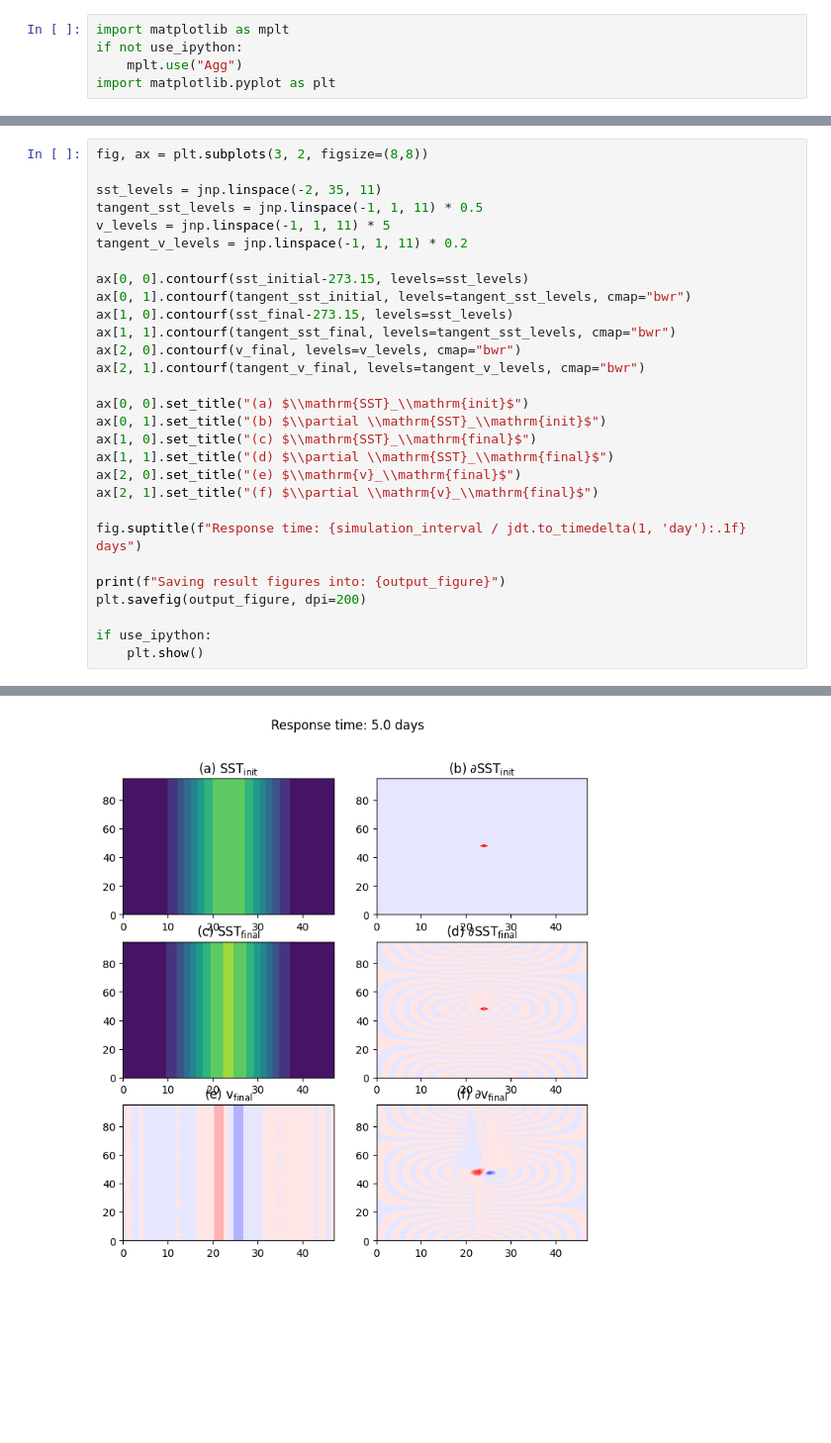
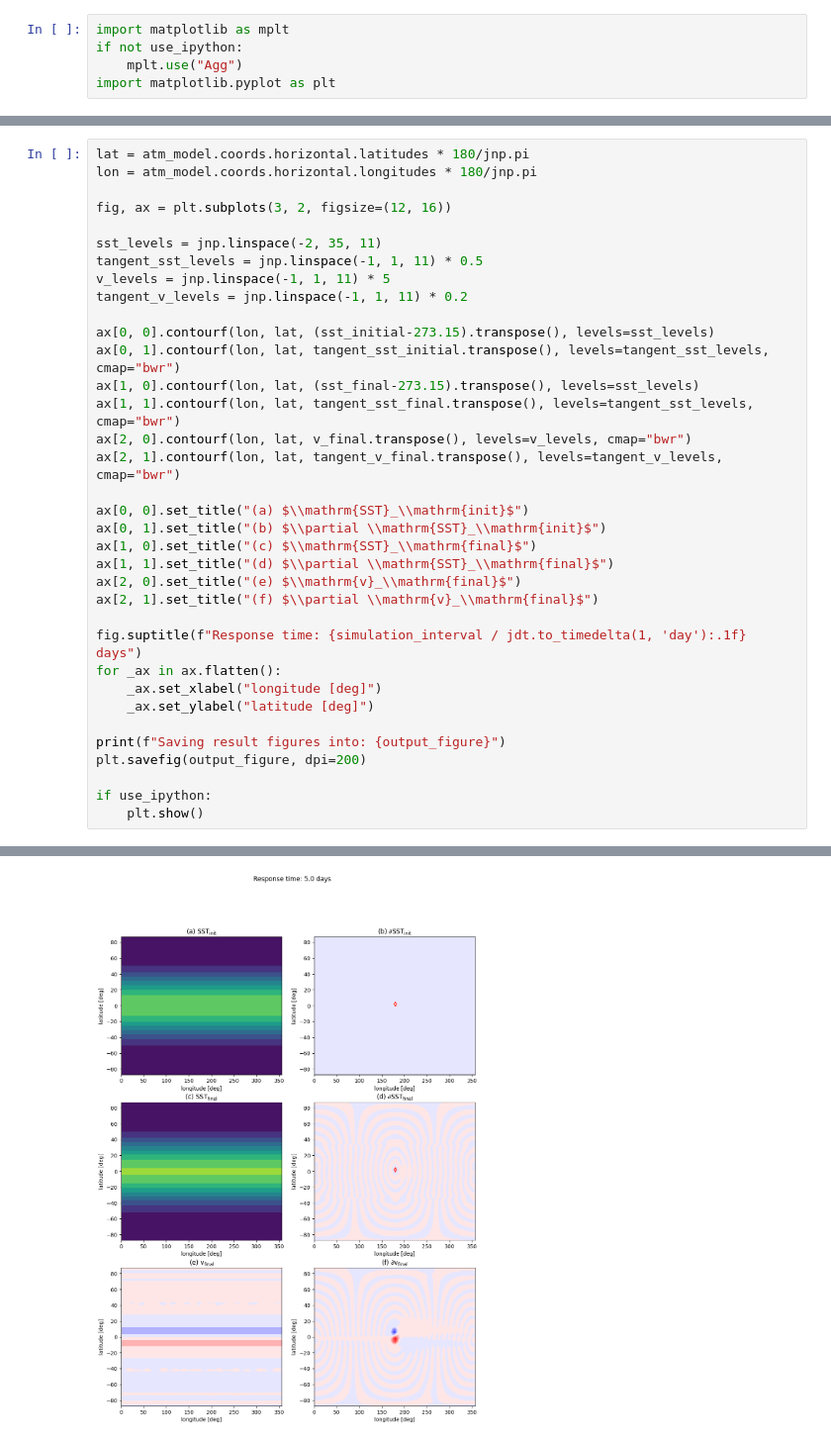
Before and after one commit to climate-analytics-lab/jax-esm, a Jupyter notebook: notebooks/01_basic/03_aquaplanet_response_to_SST_perturbation_using_gradient.ipynb, the cells around one changed output, grey strips where cells are left out. Shown at 99% size. Saved outputs shown, nothing was run; the diff lists cells and outputs as text; blank space fills up the shorter version.

Commit message:
Update notebook figure axis

```diff
--- a/notebooks/01_basic/03_aquaplanet_response_to_SST_perturbation_using_gradient.ipynb
+++ b/notebooks/01_basic/03_aquaplanet_response_to_SST_perturbation_using_gradient.ipynb
@@ -154,32 +152,38 @@ import matplotlib.pyplot as plt
 # %%
-fig, ax = plt.subplots(3, 2, figsize=(8,8))
+lat = atm_model.coords.horizontal.latitudes * 180/jnp.pi
+lon = atm_model.coords.horizontal.longitudes * 180/jnp.pi
+
+fig, ax = plt.subplots(3, 2, figsize=(12, 16))
 
 sst_levels = jnp.linspace(-2, 35, 11)
 tangent_sst_levels = jnp.linspace(-1, 1, 11) * 0.5
 v_levels = jnp.linspace(-1, 1, 11) * 5
 tangent_v_levels = jnp.linspace(-1, 1, 11) * 0.2
 
-ax[0, 0].contourf(sst_initial-273.15, levels=sst_levels)
-ax[0, 1].contourf(tangent_sst_initial, levels=tangent_sst_levels, cmap="bwr")
-ax[1, 0].contourf(sst_final-273.15, levels=sst_levels)
-ax[1, 1].contourf(tangent_sst_final, levels=tangent_sst_levels, cmap="bwr")
-ax[2, 0].contourf(v_final, levels=v_levels, cmap="bwr")
-ax[2, 1].contourf(tangent_v_final, levels=tangent_v_levels, cmap="bwr")
+ax[0, 0].contourf(lon, lat, (sst_initial-273.15).transpose(), levels=sst_levels)
+ax[0, 1].contourf(lon, lat, tangent_sst_initial.transpose(), levels=tangent_sst_levels, cmap="bwr")
+ax[1, 0].contourf(lon, lat, (sst_final-273.15).transpose(), levels=sst_levels)
+ax[1, 1].contourf(lon, lat, tangent_sst_final.transpose(), levels=tangent_sst_levels, cmap="bwr")
+ax[2, 0].contourf(lon, lat, v_final.transpose(), levels=v_levels, cmap="bwr")
+ax[2, 1].contourf(lon, lat, tangent_v_final.transpose(), levels=tangent_v_levels, cmap="bwr")
 
 ax[0, 0].set_title("(a) $\\mathrm{SST}_\\mathrm{init}$")
 ax[0, 1].set_title("(b) $\\partial \\mathrm{SST}_\\mathrm{init}$")
 ax[1, 0].set_title("(c) $\\mathrm{SST}_\\mathrm{final}$")
 ax[1, 1].set_title("(d) $\\partial \\mathrm{SST}_\\mathrm{final}$")
 ax[2, 0].set_title("(e) $\\mathrm{v}_\\mathrm{final}$")
 ax[2, 1].set_title("(f) $\\partial \\mathrm{v}_\\mathrm{final}$")
 
 fig.suptitle(f"Response time: {simulation_interval / jdt.to_timedelta(1, 'day'):.1f} days")
+for _ax in ax.flatten():
+    _ax.set_xlabel("longitude [deg]")
+    _ax.set_ylabel("latitude [deg]")
 
 print(f"Saving result figures into: {output_figure}")
 plt.savefig(output_figure, dpi=200)
 
 if use_ipython:
     plt.show()
 # %% [output]
 Saving result figures into: /home/xtt/projects/project_jax-esm/jax-esm_repo/docs/notebooks/01_basic/output/01-03_aquaplanet_response_to_SST_perturbation_using_gradient/sensitivity.png
-[figure, old version]
+[figure, new version]
```
Also changed, not shown: parts of 3 cells of this notebook.
